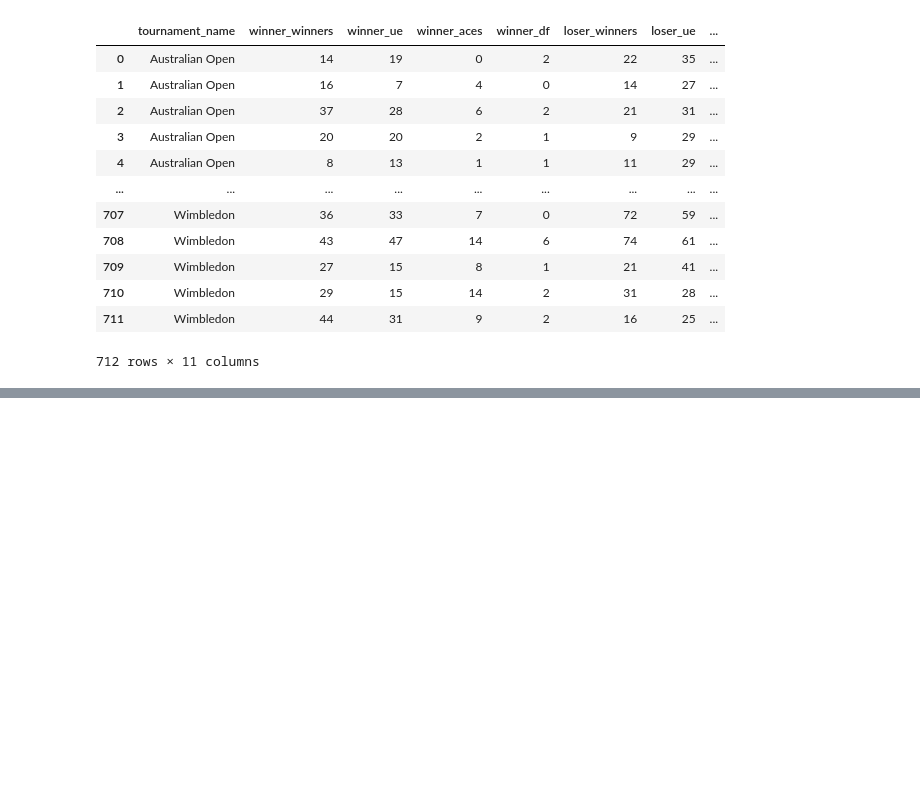
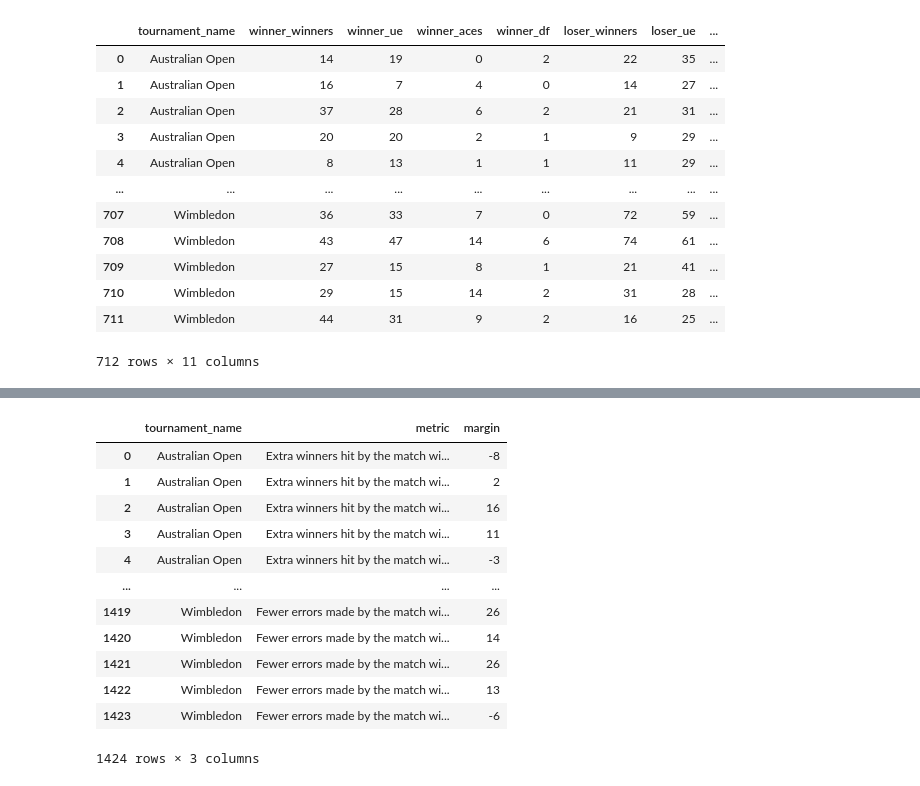
Before and after one commit to tynelee/me204-final-project, a Jupyter notebook: notebooks/NB03-tynelee-Data-Analysis.ipynb, the cells around one changed output, grey strips where cells are left out. Saved outputs shown, nothing was run; the diff lists cells and outputs as text; code cells hidden in the pictures; blank space fills up the shorter version.

```diff
--- a/notebooks/NB03-tynelee-Data-Analysis.ipynb
+++ b/notebooks/NB03-tynelee-Data-Analysis.ipynb
@@ -14,8 +14,8 @@ Each row in the prepared table represents one match, and has the variable `tourn
 # %%
 df = pd.read_csv("../data/processed/cleaned.csv")
 
-df["winners_margin"] = df["winner_winners"] - df["loser_winners"]
-df["ue_margin"] = -(df["winner_ue"] - df["loser_ue"])
+df["Extra winners hit by the match winner"] = df["winner_winners"] - df["loser_winners"]
+df["Fewer errors made by the match winner"] = -(df["winner_ue"] - df["loser_ue"])
 
 df
 # %% [output]
@@ -37,9 +53,26 @@ now we convert into long form because plotly wants to put one column on the x ax
 # %%
+# stacks the two margins into one column "metric" so that plotly can plot them side by side
 df_long = df.melt(
     id_vars=["tournament_name"],
-    value_vars=["winners_margin", "ue_margin"],
+    value_vars=["Extra winners hit by the match winner", "Fewer errors made by the match winner"],
     var_name="metric",
     value_name="margin"
 )
+
+df_long
+# %% [output]
+|  | tournament_name | metric | margin |
+| 0 | Australian Open | Extra winners hit by the match wi... | -8 |
+| 1 | Australian Open | Extra winners hit by the match wi... | 2 |
+| 2 | Australian Open | Extra winners hit by the match wi... | 16 |
+| 3 | Australian Open | Extra winners hit by the match wi... | 11 |
+| 4 | Australian Open | Extra winners hit by the match wi... | -3 |
+| ... | ... | ... | ... |
+| 1419 | Wimbledon | Fewer errors made by the match wi... | 26 |
+| 1420 | Wimbledon | Fewer errors made by the match wi... | 14 |
+| 1421 | Wimbledon | Fewer errors made by the match wi... | 26 |
+| 1422 | Wimbledon | Fewer errors made by the match wi... | 13 |
+| 1423 | Wimbledon | Fewer errors made by the match wi... | -6 |
+1424 rows × 3 columns
 # %%
 fig1 = px.box(df_long, x="metric", y="margin", color="metric",
```
Also changed, not shown: parts of 14 cells of this notebook, 7 other files.
